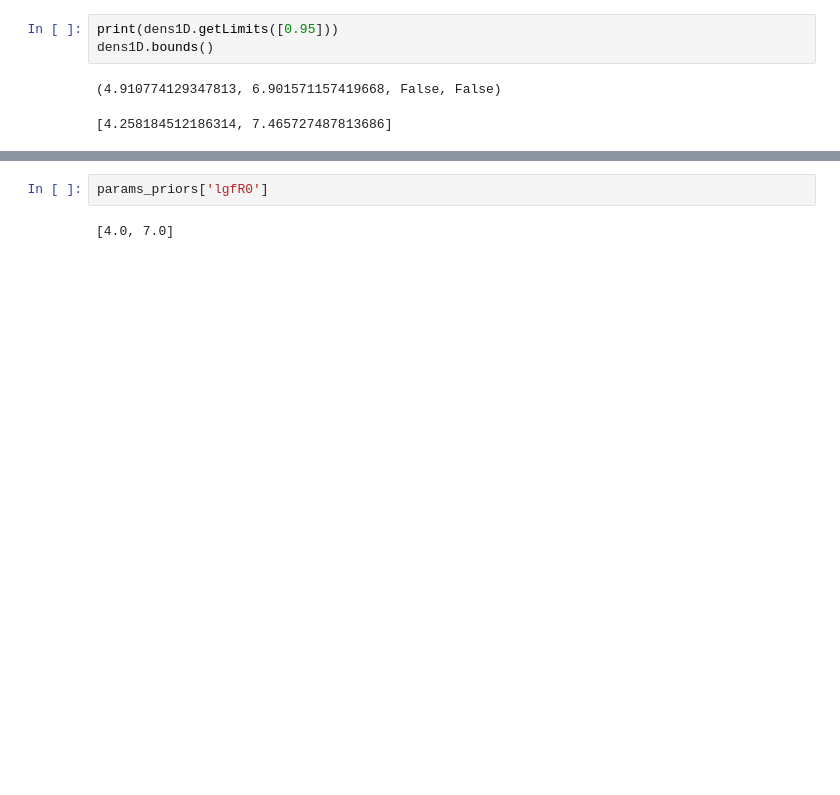
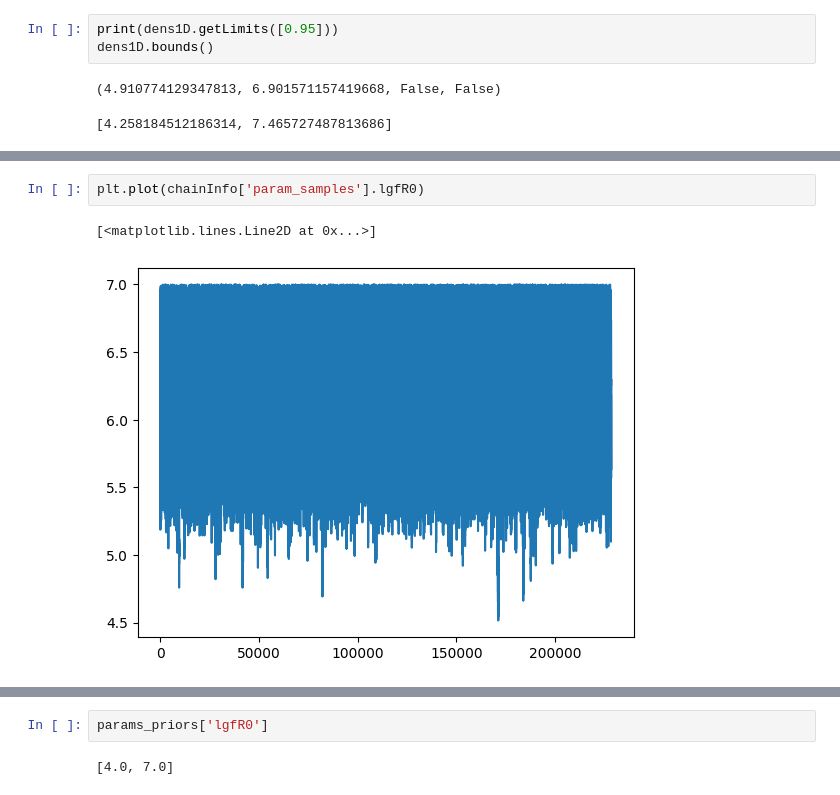
Before and after one commit to Sefa76/photometric_fofR, a Jupyter notebook: plots/AnalyzeSamples.ipynb, the cells around one changed output, grey strips where cells are left out. Drawn from its saved outputs; the diff is of its cells as text; blank space fills up the shorter version.

```diff
--- a/plots/AnalyzeSamples.ipynb
+++ b/plots/AnalyzeSamples.ipynb
@@ -511,0 +642,5 @@ dens1D.bounds()
+# %%
+plt.plot(chainInfo['param_samples'].lgfR0)
+# %% [output]
+[<matplotlib.lines.Line2D at 0x...>]
+[figure, added]
```
Also changed, not shown: parts of 80 cells of this notebook.
